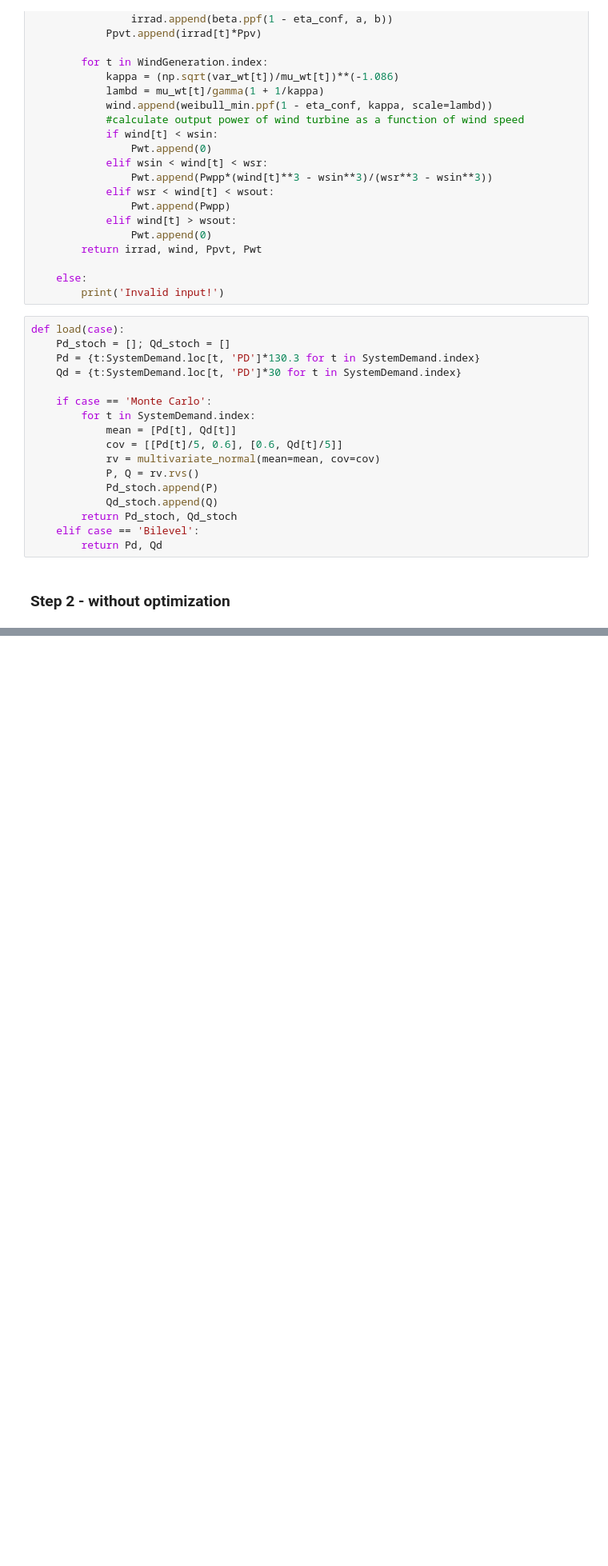
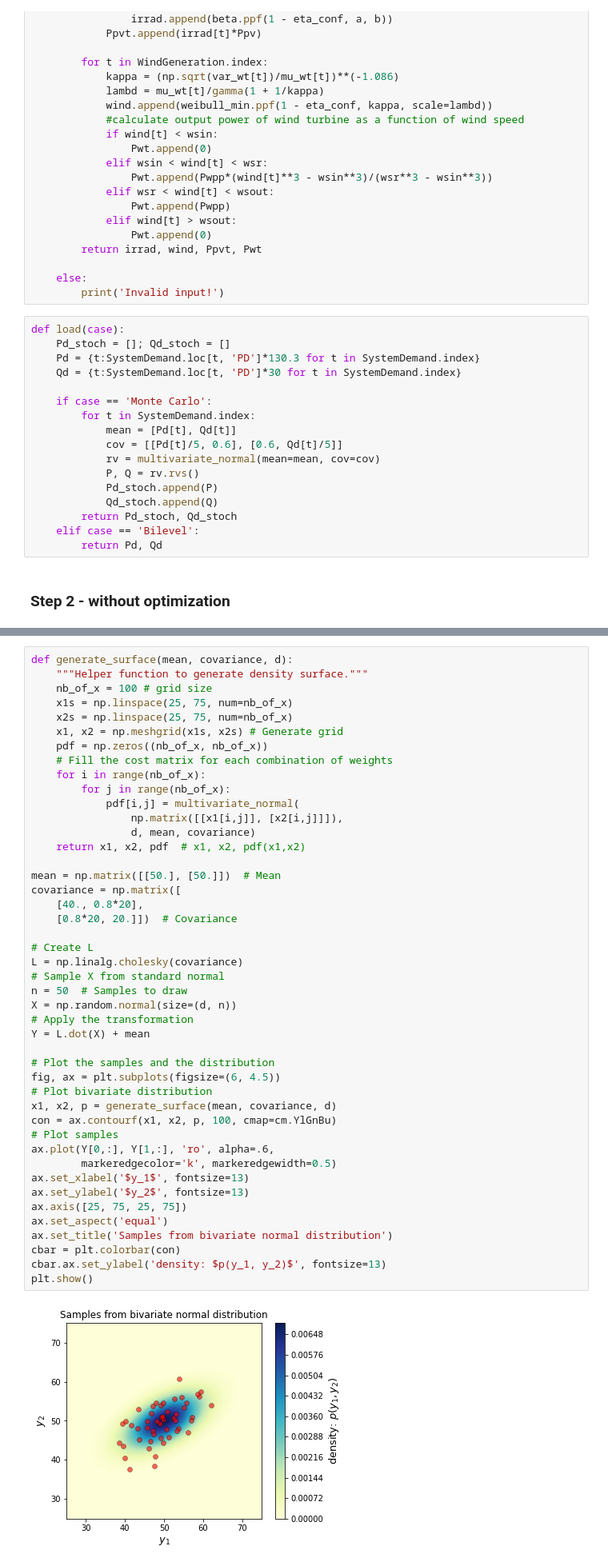
Before and after one commit to filipforro/MasterThesis, a Jupyter notebook: Pyomo/stochastic programming/stoch_RES_model.ipynb, the cells around one changed output, grey strips where cells are left out. Shown at 80% size. Saved outputs shown, nothing was run; the diff lists cells and outputs as text; blank space fills up the shorter version.

```diff
--- a/Pyomo/stochastic programming/stoch_RES_model.ipynb
+++ b/Pyomo/stochastic programming/stoch_RES_model.ipynb
@@ -191,0 +367,47 @@ for i in range(1000):
+# %%
+def generate_surface(mean, covariance, d):
+    """Helper function to generate density surface."""
+    nb_of_x = 100 # grid size
+    x1s = np.linspace(25, 75, num=nb_of_x)
+    x2s = np.linspace(25, 75, num=nb_of_x)
+    x1, x2 = np.meshgrid(x1s, x2s) # Generate grid
+    pdf = np.zeros((nb_of_x, nb_of_x))
+    # Fill the cost matrix for each combination of weights
+    for i in range(nb_of_x):
+        for j in range(nb_of_x):
+            pdf[i,j] = multivariate_normal(
+                np.matrix([[x1[i,j]], [x2[i,j]]]),
+                d, mean, covariance)
+    return x1, x2, pdf  # x1, x2, pdf(x1,x2)
+
+mean = np.matrix([[50.], [50.]])  # Mean
+covariance = np.matrix([
+    [40., 0.8*20],
+    [0.8*20, 20.]])  # Covariance
+
+# Create L
+L = np.linalg.cholesky(covariance)
+# Sample X from standard normal
+n = 50  # Samples to draw
+X = np.random.normal(size=(d, n))
+# Apply the transformation
+Y = L.dot(X) + mean
+
+# Plot the samples and the distribution
+fig, ax = plt.subplots(figsize=(6, 4.5))
+# Plot bivariate distribution
+x1, x2, p = generate_surface(mean, covariance, d)
+con = ax.contourf(x1, x2, p, 100, cmap=cm.YlGnBu)
+# Plot samples
+ax.plot(Y[0,:], Y[1,:], 'ro', alpha=.6,
+        markeredgecolor='k', markeredgewidth=0.5)
+ax.set_xlabel('$y_1$', fontsize=13)
+ax.set_ylabel('$y_2$', fontsize=13)
+ax.axis([25, 75, 25, 75])
+ax.set_aspect('equal')
+ax.set_title('Samples from bivariate normal distribution')
+cbar = plt.colorbar(con)
+cbar.ax.set_ylabel('density: $p(y_1, y_2)$', fontsize=13)
+plt.show()
+# %% [output]
+[figure, added]
```
Also changed, not shown: parts of 8 cells of this notebook, 8 other files.
